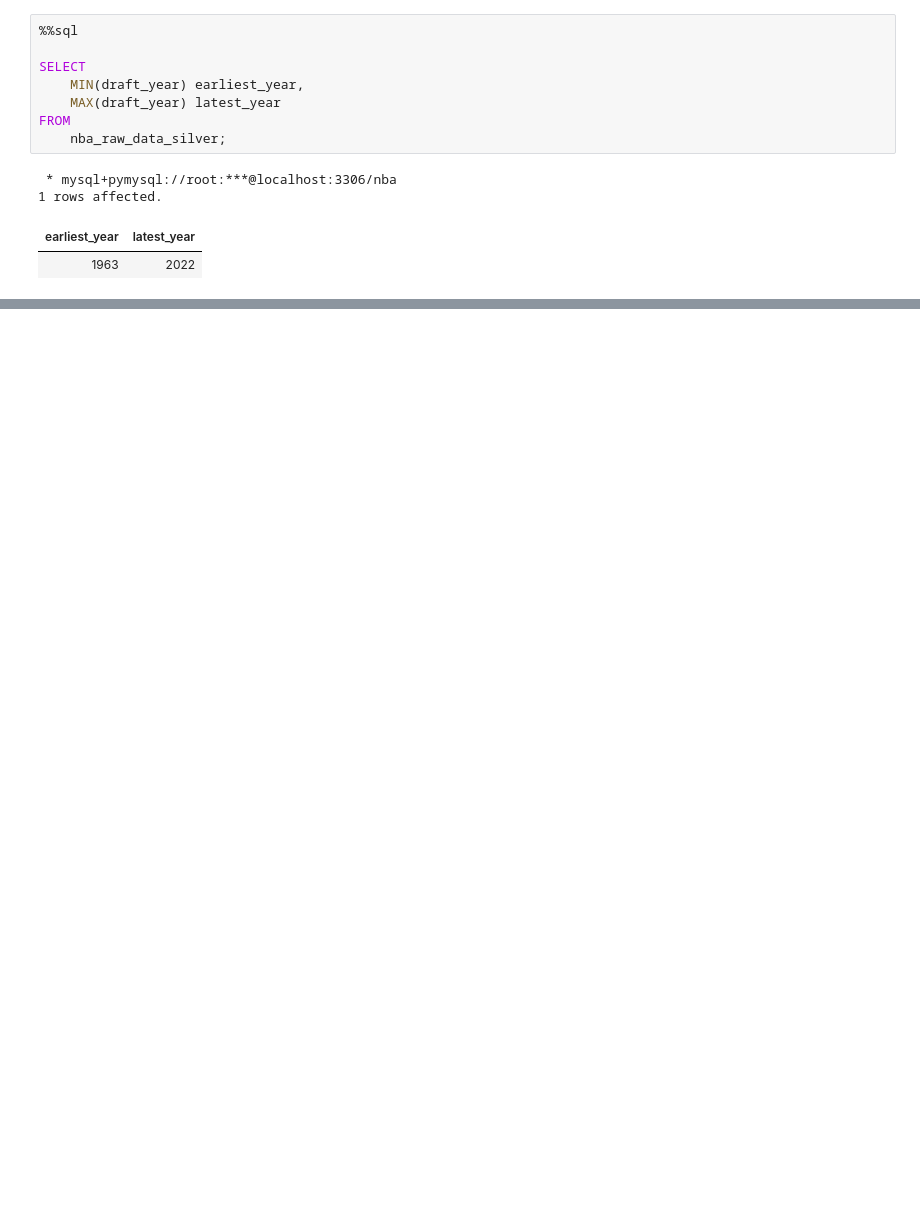
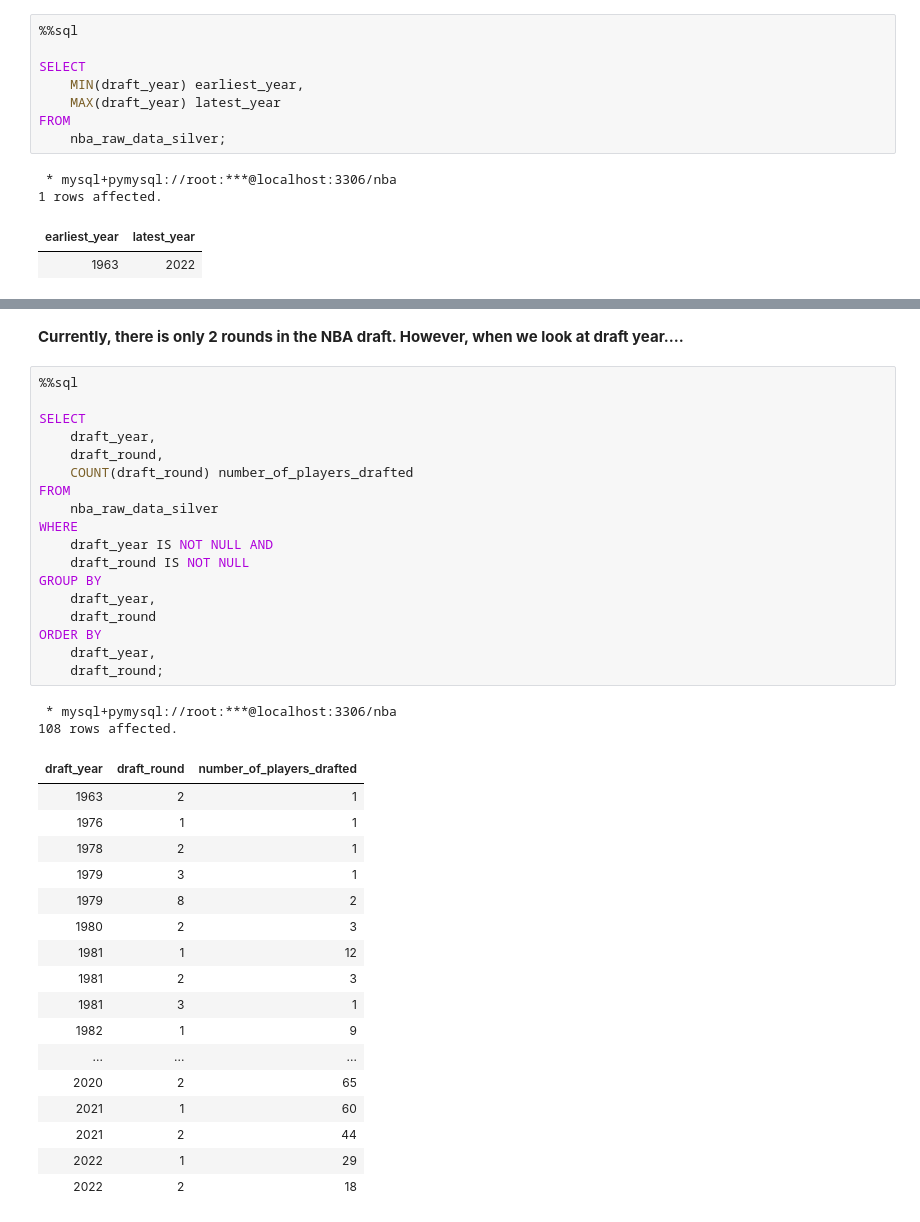
Before and after one commit to JudeIsuruFernando/Crowning-the-GOAT-A-Data-Driven-NBA-Basketball-Analysis, a Jupyter notebook: Notebooks/Cleaning/Data Cleaning Magic SQL.ipynb, the cells around one changed output, grey strips where cells are left out. Cells and saved outputs as stored; diff of their text form; blank space fills up the shorter version.

```diff
--- a/Notebooks/Cleaning/Data Cleaning Magic SQL.ipynb
+++ b/Notebooks/Cleaning/Data Cleaning Magic SQL.ipynb
@@ -504,3 +501,43 @@ ORDER BY
 | 6 | 5 |
 | 7 | 5 |
 | 8 | 2 |
+# %% [markdown]
+**Currently, there is only 2 rounds in the NBA draft. However, when we look at draft year....**
+# %%
+%%sql
+
+SELECT
+    draft_year,
+    draft_round,
+    COUNT(draft_round) number_of_players_drafted
+FROM
+    nba_raw_data_silver
+WHERE
+    draft_year IS NOT NULL AND
+    draft_round IS NOT NULL
+GROUP BY
+    draft_year,
+    draft_round
+ORDER BY
+    draft_year,
+    draft_round;
+# %% [output]
+ * mysql+pymysql://root:***@localhost:3306/nba
+108 rows affected.
+| draft_year | draft_round | number_of_players_drafted |
+| 1963 | 2 | 1 |
+| 1976 | 1 | 1 |
+| 1978 | 2 | 1 |
+| 1979 | 3 | 1 |
+| 1979 | 8 | 2 |
+| 1980 | 2 | 3 |
+| 1981 | 1 | 12 |
+| 1981 | 2 | 3 |
+| 1981 | 3 | 1 |
+| 1982 | 1 | 9 |
+| ... | ... | ... |
+| 2020 | 2 | 65 |
+| 2021 | 1 | 60 |
+| 2021 | 2 | 44 |
+| 2022 | 1 | 29 |
+| 2022 | 2 | 18 |
```
Also changed, not shown: parts of 38 cells of this notebook, 1 other file.
